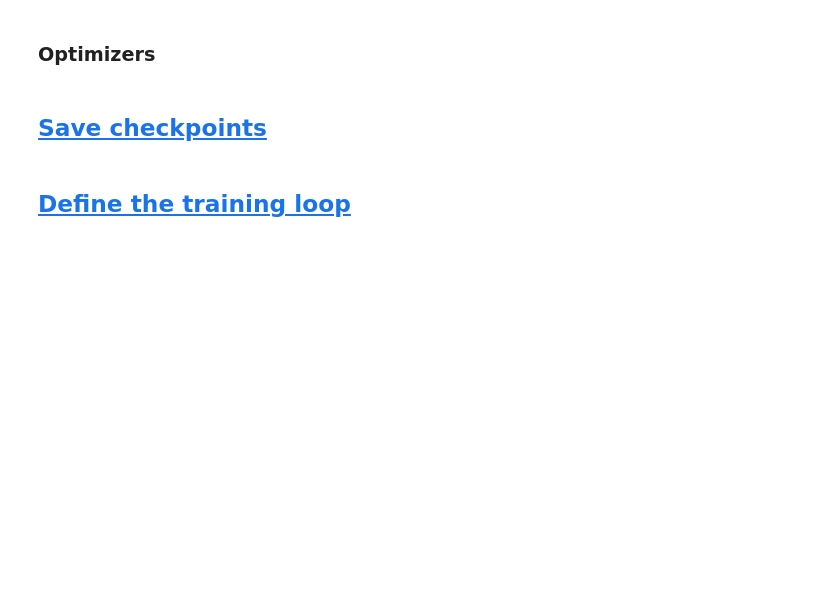
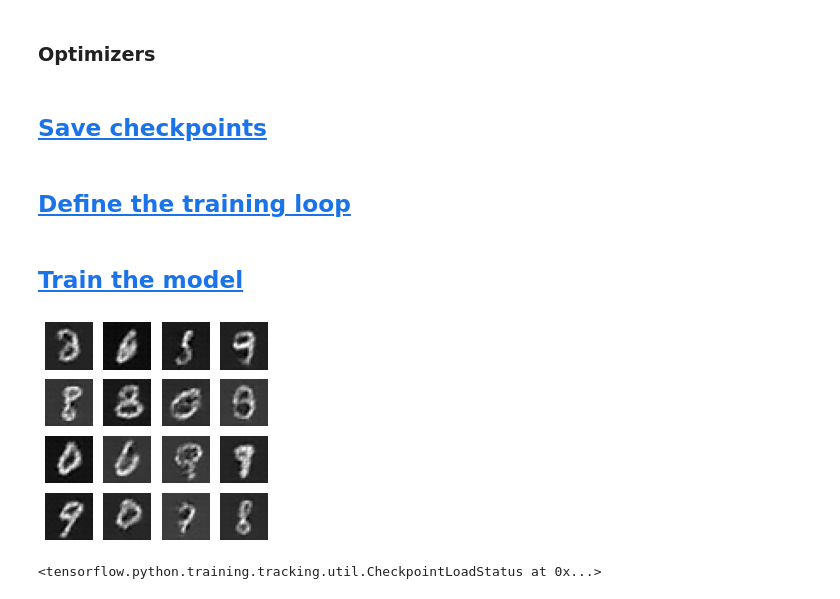
Before and after one commit to manuel-suarez/tensorflow_examples, a Jupyter notebook: TensorFlow_examples_Deep_Convolutional_Generative_Adversarial_Network.ipynb, the cells around one changed output. Saved outputs shown, nothing was run; the diff lists cells and outputs as text; code cells hidden in the pictures; blank space fills up the shorter version.

Commit message:
Model training

```diff
--- a/TensorFlow_examples_Deep_Convolutional_Generative_Adversarial_Network.ipynb
+++ b/TensorFlow_examples_Deep_Convolutional_Generative_Adversarial_Network.ipynb
@@ -238,3 +238,13 @@ def generate_and_save_images(model, epoch, test_input):
 
   plt.savefig('image_at_epoch_{:04d}.png'.format(epoch))
   plt.show()
+# %% [markdown]
+## [Train the model](https://www.tensorflow.org/tutorials/generative/dcgan?hl=en#train_the_model)
+# %%
+train(train_dataset, EPOCHS)
+# %% [output]
+[figure, added]
+# %%
+checkpoint.restore(tf.train.latest_checkpoint(checkpoint_dir))
+# %% [output]
+<tensorflow.python.training.tracking.util.CheckpointLoadStatus at 0x...>
```
